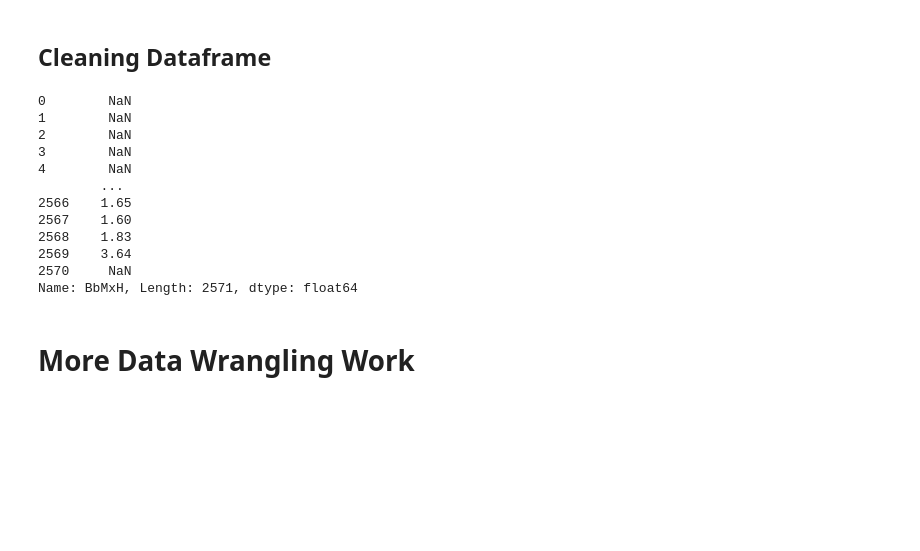
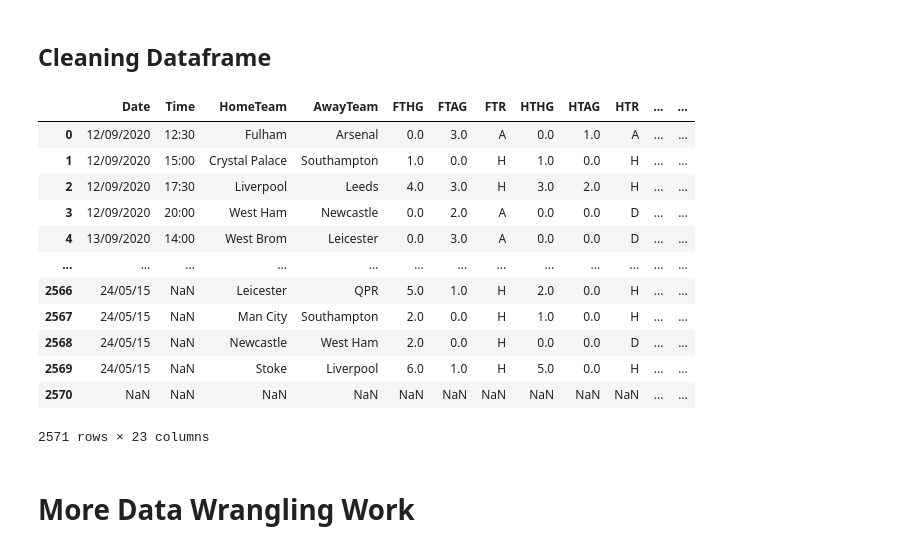
Before and after one commit to DangE01/predicting_the_premier_league, a Jupyter notebook: Data_Preparation.ipynb, the cells around one changed output. Cells and saved outputs as stored; diff of their text form; code cells hidden in the pictures; blank space fills up the shorter version.

Commit message:
Fixed merged data files

```diff
--- a/Data_Preparation.ipynb
+++ b/Data_Preparation.ipynb
@@ -46,21 +46,22 @@ df
 # %% [markdown]
 ## Cleaning Dataframe
 # %%
-Merged_Results = df.iloc[:,1-24]
+Merged_Results = df.iloc[:,1:24]
 Merged_Results
 # %% [output]
+|  | Date | Time | HomeTeam | AwayTeam | FTHG | FTAG | FTR | HTHG | HTAG | HTR | ... | ... |
+| 0 | 12/09/2020 | 12:30 | Fulham | Arsenal | 0.0 | 3.0 | A | 0.0 | 1.0 | A | ... | ... |
+| 1 | 12/09/2020 | 15:00 | Crystal Palace | Southampton | 1.0 | 0.0 | H | 1.0 | 0.0 | H | ... | ... |
+| 2 | 12/09/2020 | 17:30 | Liverpool | Leeds | 4.0 | 3.0 | H | 3.0 | 2.0 | H | ... | ... |
+| 3 | 12/09/2020 | 20:00 | West Ham | Newcastle | 0.0 | 2.0 | A | 0.0 | 0.0 | D | ... | ... |
+| 4 | 13/09/2020 | 14:00 | West Brom | Leicester | 0.0 | 3.0 | A | 0.0 | 0.0 | D | ... | ... |
+| ... | ... | ... | ... | ... | ... | ... | ... | ... | ... | ... | ... | ... |
+| 2566 | 24/05/15 | NaN | Leicester | QPR | 5.0 | 1.0 | H | 2.0 | 0.0 | H | ... | ... |
+| 2567 | 24/05/15 | NaN | Man City | Southampton | 2.0 | 0.0 | H | 1.0 | 0.0 | H | ... | ... |
+| 2568 | 24/05/15 | NaN | Newcastle | West Ham | 2.0 | 0.0 | H | 0.0 | 0.0 | D | ... | ... |
+| 2569 | 24/05/15 | NaN | Stoke | Liverpool | 6.0 | 1.0 | H | 5.0 | 0.0 | H | ... | ... |
+| 2570 | NaN | NaN | NaN | NaN | NaN | NaN | NaN | NaN | NaN | NaN | ... | ... |
-0        NaN
-1        NaN
-2        NaN
-3        NaN
-4        NaN
-        ...
-2566    1.65
-2567    1.60
-2568    1.83
-2569    3.64
-2570     NaN
-Name: BbMxH, Length: 2571, dtype: float64
+2571 rows × 23 columns
 # %%
 Merged_Results.to_csv(r'League_Result_Data/PremierLeague_Stats_From_2014to2021.csv')
 # %% [markdown]
```
Also changed, not shown: parts of 14 cells of this notebook, 2 other files.
